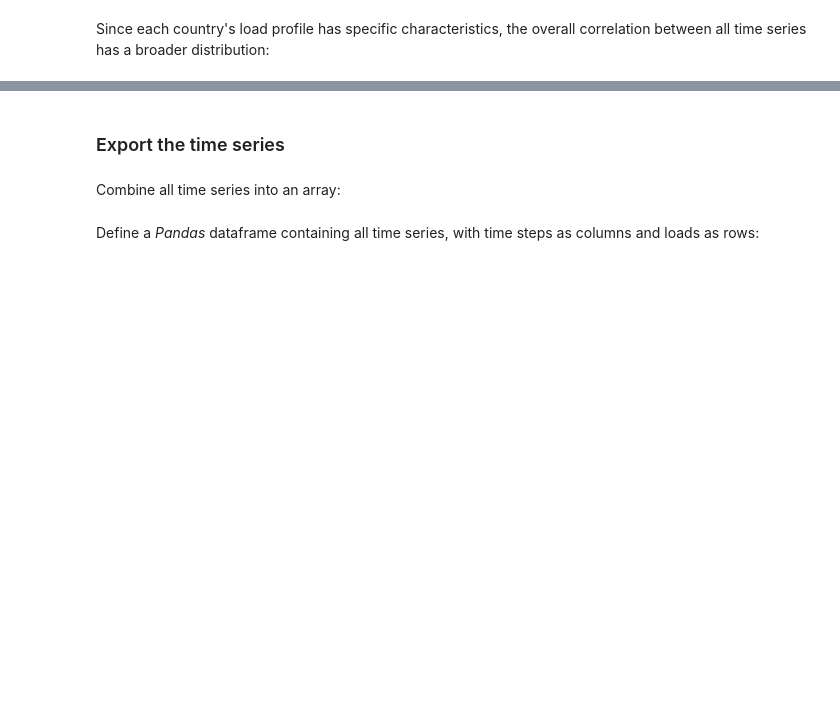
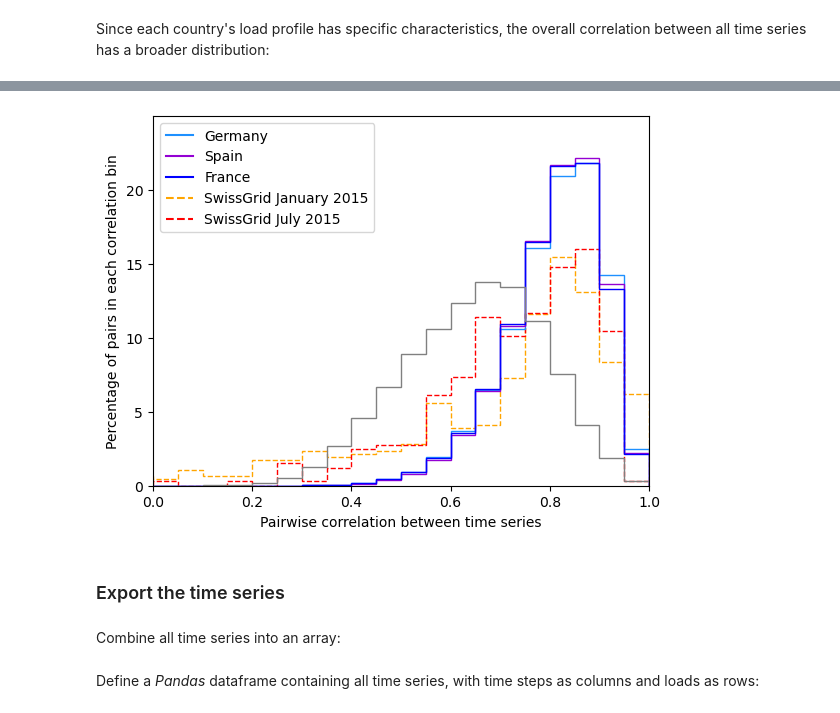
Before and after one commit to GeeeHesso/PowerData, a Jupyter notebook: run/generate_loads.ipynb, the cells around one changed output, grey strips where cells are left out. Drawn from its saved outputs; the diff is of its cells as text; code cells hidden in the pictures; blank space fills up the shorter version.

```diff
--- a/run/generate_loads.ipynb
+++ b/run/generate_loads.ipynb
@@ -182,0 +205,54 @@ plt.show()
+# %%
+import matplotlib.lines as mlines
+
+SG_bins = np.array([-1.  , -0.95, -0.9 , -0.85, -0.8 , -0.75, -0.7 , -0.65, -0.6 ,
+        -0.55, -0.5 , -0.45, -0.4 , -0.35, -0.3 , -0.25, -0.2 , -0.15,
+        -0.1 , -0.05,  0.  ,  0.05,  0.1 ,  0.15,  0.2 ,  0.25,  0.3 ,
+         0.35,  0.4 ,  0.45,  0.5 ,  0.55,  0.6 ,  0.65,  0.7 ,  0.75,
+         0.8 ,  0.85,  0.9 ,  0.95,  1.  ])
+SG_january_count = np.array([0.        , 0.        , 0.        , 0.        , 0.        ,
+        0.        , 0.        , 0.        , 0.        , 0.        ,
+        0.08602151, 0.        , 0.04301075, 0.25806452, 0.04301075,
+        0.34408602, 0.17204301, 0.17204301, 0.04301075, 0.12903226,
+        0.08602151, 0.21505376, 0.12903226, 0.12903226, 0.34408602,
+        0.34408602, 0.47311828, 0.38709677, 0.43010753, 0.47311828,
+        0.55913978, 1.11827957, 0.77419355, 0.8172043 , 1.46236559,
+        2.32258065, 3.09677419, 2.62365591, 1.67741935, 1.24731183])
+SG_july_count = np.array([0.        , 0.        , 0.        , 0.        , 0.        ,
+        0.        , 0.        , 0.        , 0.        , 0.        ,
+        0.        , 0.        , 0.        , 0.        , 0.        ,
+        0.        , 0.        , 0.        , 0.        , 0.        ,
+        0.06153846, 0.        , 0.        , 0.06153846, 0.        ,
+        0.30769231, 0.06153846, 0.24615385, 0.49230769, 0.55384615,
+        0.55384615, 1.23076923, 1.47692308, 2.27692308, 2.03076923,
+        2.33846154, 2.95384615, 3.2       , 2.09230769, 0.06153846])
+
+country_colors = {
+    'DE': 'dodgerblue',
+    'ES': 'darkviolet',
+    'FR': 'blue'
+}
+
+plt.stairs(100 * SG_january_count / SG_january_count.sum(), SG_bins, color='orange', linestyle='dashed')
+plt.stairs(100 * SG_july_count / SG_july_count.sum(), SG_bins, color='red', linestyle='dashed')
+for country, color in country_colors.items():
+    plt.hist(selected_correlations[country], range=(0,1), bins=20, histtype='step',
+             weights=percentage_weights(selected_correlations[country]), color=color)
+plt.hist(all_correlations, range=(0,1), bins=20, histtype='step',
+         weights=percentage_weights(all_correlations), color='gray')
+plt.xlabel('Pairwise correlation between time series')
+plt.ylabel('Percentage of pairs in each correlation bin')
+plt.xlim(0, 1)
+plt.ylim(0, 25)
+plt.yticks(range(0, 25, 5))
+plt.legend(handles=[
+    mlines.Line2D([], [], color='dodgerblue', label='Germany'),
+    mlines.Line2D([], [], color='darkviolet', label='Spain'),
+    mlines.Line2D([], [], color='blue', label='France'),
+    mlines.Line2D([], [], color='orange', linestyle='dashed', label='SwissGrid January 2015'),
+    mlines.Line2D([], [], color='red', linestyle='dashed', label='SwissGrid July 2015')
+])
+plt.savefig('figures/correlations.pdf')
+plt.show()
+# %% [output]
+[figure, added]
```
Also changed, not shown: parts of 14 cells of this notebook.
